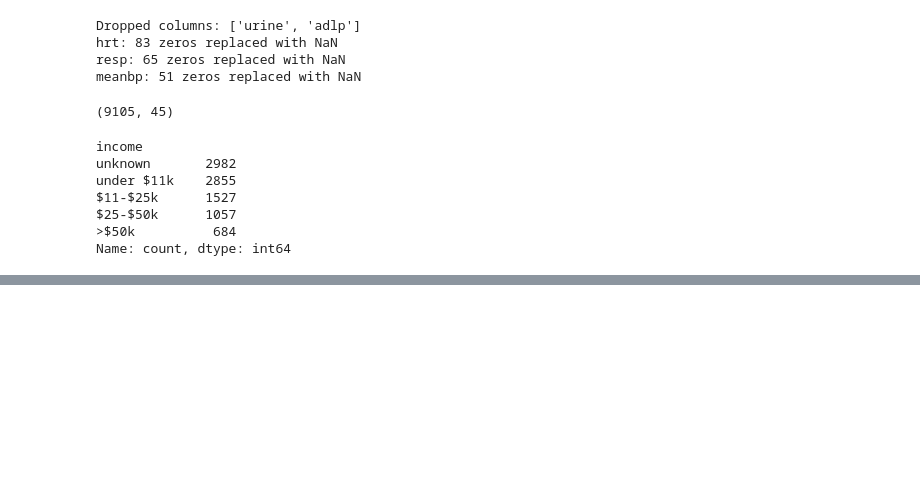
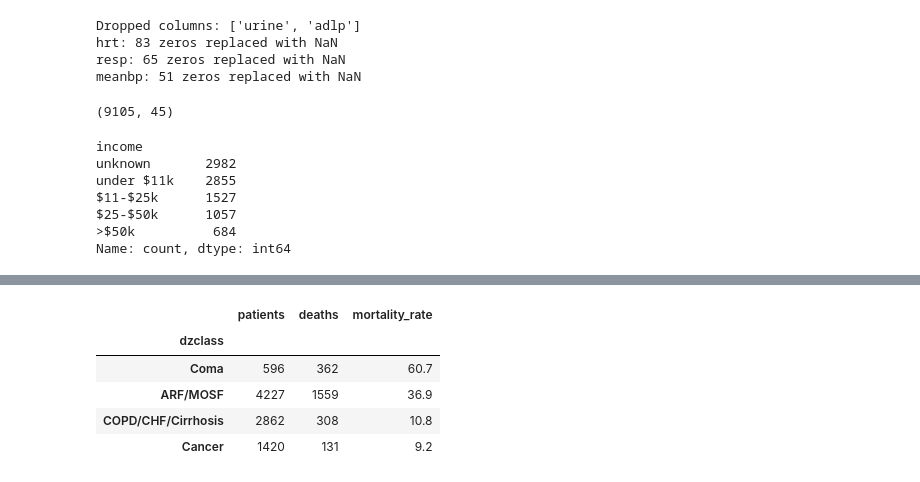
Before and after one commit to HamidMardani78/mortality-analysis, a Jupyter notebook: 01_exploration.ipynb, the cells around one changed output, grey strips where cells are left out. Saved outputs shown, nothing was run; the diff lists cells and outputs as text; code cells hidden in the pictures; blank space fills up the shorter version.

```diff
--- a/01_exploration.ipynb
+++ b/01_exploration.ipynb
@@ -137,0 +153,9 @@ Name: count, dtype: int64
+# %%
+mortality_by_group(df_clean, "dzclass")
+# %% [output]
+|  | patients | deaths | mortality_rate |
+| dzclass |  |  |  |
+| Coma | 596 | 362 | 60.7 |
+| ARF/MOSF | 4227 | 1559 | 36.9 |
+| COPD/CHF/Cirrhosis | 2862 | 308 | 10.8 |
+| Cancer | 1420 | 131 | 9.2 |
```
Also changed, not shown: parts of 6 cells of this notebook.
